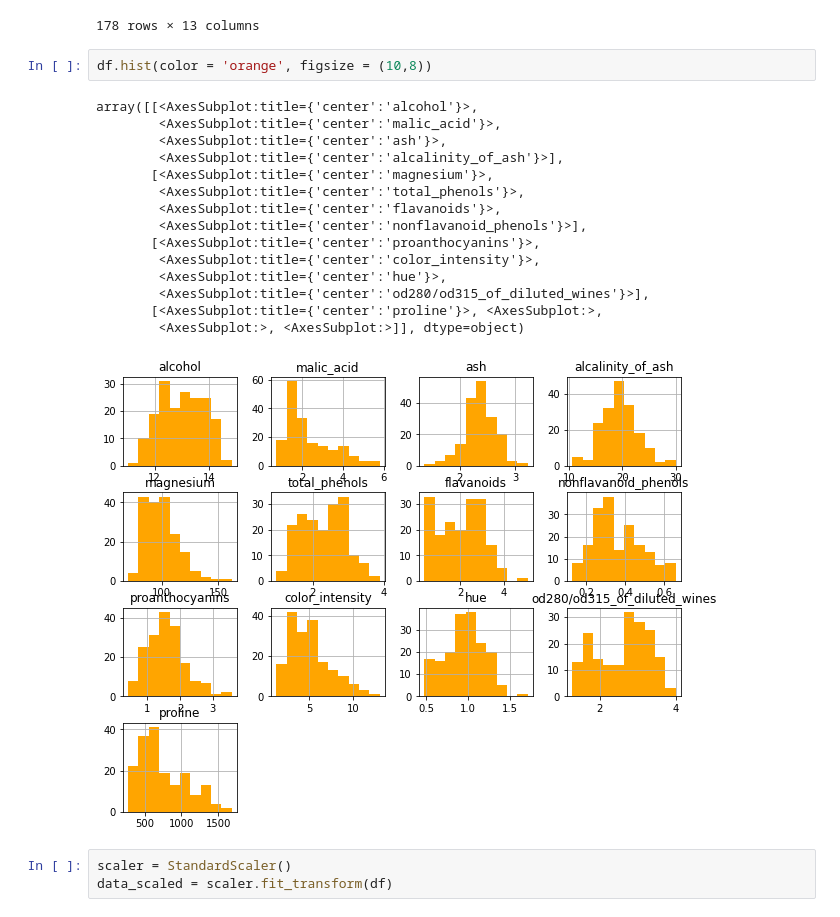
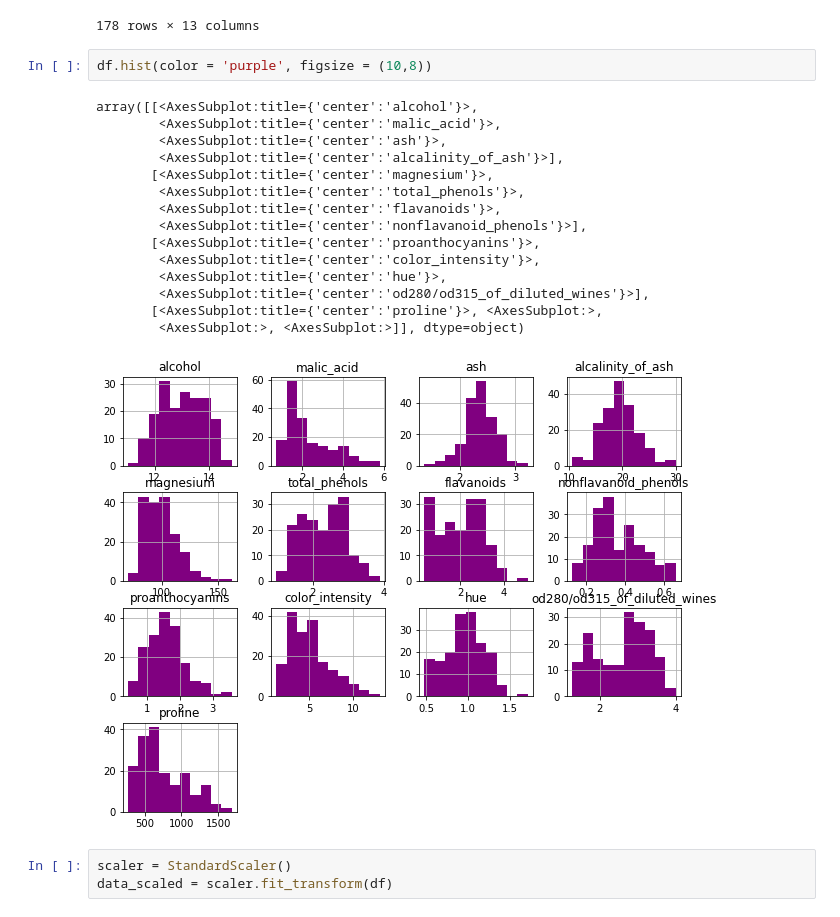
Before and after one commit to FilipeSCampos/MLworks, a Jupyter notebook: Não Supervisionado/K_means_vinho.ipynb, the cells around one changed output. Cells and saved outputs as stored; diff of their text form.

```diff
--- a/Não Supervisionado/K_means_vinho.ipynb
+++ b/Não Supervisionado/K_means_vinho.ipynb
@@ -30,23 +33,23 @@ display(df)
 | 177 | 14.13 | 4.10 | 2.74 | 24.5 | 96.0 | 2.05 | 0.76 | ... |
 178 rows × 13 columns
 # %%
-df.hist(color = 'orange', figsize = (10,8))
+df.hist(color = 'purple', figsize = (10,8))
 # %% [output]
 array([[<AxesSubplot:title={'center':'alcohol'}>,
         <AxesSubplot:title={'center':'malic_acid'}>,
         <AxesSubplot:title={'center':'ash'}>,
         <AxesSubplot:title={'center':'alcalinity_of_ash'}>],
        [<AxesSubplot:title={'center':'magnesium'}>,
         <AxesSubplot:title={'center':'total_phenols'}>,
         <AxesSubplot:title={'center':'flavanoids'}>,
         <AxesSubplot:title={'center':'nonflavanoid_phenols'}>],
        [<AxesSubplot:title={'center':'proanthocyanins'}>,
         <AxesSubplot:title={'center':'color_intensity'}>,
         <AxesSubplot:title={'center':'hue'}>,
         <AxesSubplot:title={'center':'od280/od315_of_diluted_wines'}>],
        [<AxesSubplot:title={'center':'proline'}>, <AxesSubplot:>,
         <AxesSubplot:>, <AxesSubplot:>]], dtype=object)
-[figure, old version]
+[figure, new version]
 # %%
 scaler = StandardScaler()
 data_scaled = scaler.fit_transform(df)
```
Also changed, not shown: parts of 3 cells of this notebook.
